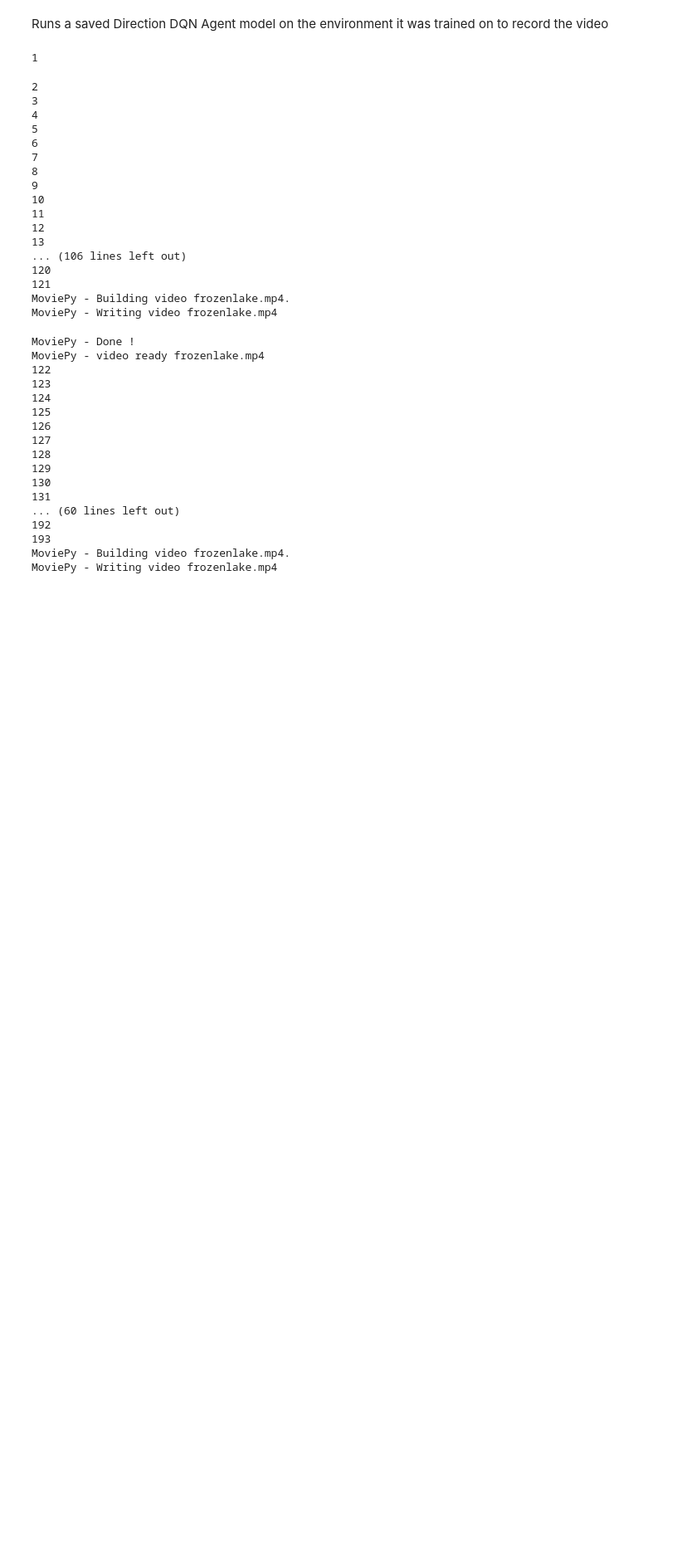
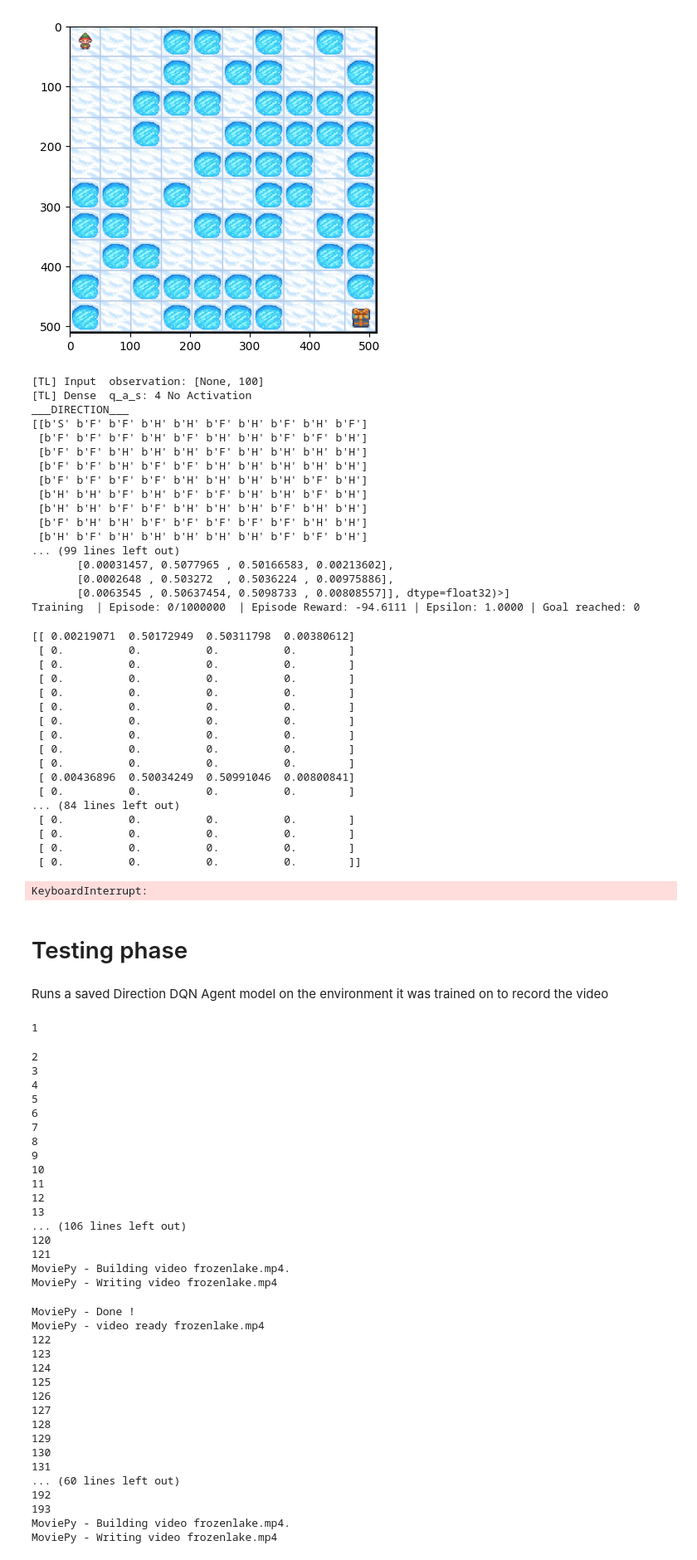
Before and after one commit to doro041/CS5079_AppliedAI, a Jupyter notebook: Task1/new_dqn.ipynb, the cells around one changed output. Shown at 83% size. Saved outputs shown, nothing was run; the diff lists cells and outputs as text; code cells hidden in the pictures; blank space fills up the shorter version.

```diff
--- a/Task1/new_dqn.ipynb
+++ b/Task1/new_dqn.ipynb
@@ -255,3 +516,57 @@ Training  | Episode: 0/1000000  | Episode Reward: -30.0000 | Epsilon: 1.0000 | G
+# %%
+random_map = generate_random_map(size=10, p=0.3)
+
+env = gym.make("FrozenLake-v1", desc=random_map, render_mode="rgb_array")
+env.reset()
+plt.imshow(env.render())
+plt.show()
+
+direction_agent = DQNAgentDirection(env=env)
+print("___DIRECTION___")
+
+print(env.desc)
+print(direction_agent.qnetwork.trainable_weights)
+
+direction_agent.train()
+# %% [output]
+[figure, added]
+[TL] Input  observation: [None, 100]
+[TL] Dense  q_a_s: 4 No Activation
+___DIRECTION___
+[[b'S' b'F' b'F' b'H' b'H' b'F' b'H' b'F' b'H' b'F']
+ [b'F' b'F' b'F' b'H' b'F' b'H' b'H' b'F' b'F' b'H']
+ [b'F' b'F' b'H' b'H' b'H' b'F' b'H' b'H' b'H' b'H']
+ [b'F' b'F' b'H' b'F' b'F' b'H' b'H' b'H' b'H' b'H']
+ [b'F' b'F' b'F' b'F' b'H' b'H' b'H' b'H' b'F' b'H']
+ [b'H' b'H' b'F' b'H' b'F' b'F' b'H' b'H' b'F' b'H']
+ [b'H' b'H' b'F' b'F' b'H' b'H' b'H' b'F' b'H' b'H']
+ [b'F' b'H' b'H' b'F' b'F' b'F' b'F' b'F' b'H' b'H']
+ [b'H' b'F' b'H' b'H' b'H' b'H' b'H' b'F' b'F' b'H']
+... (99 lines left out)
+       [0.00031457, 0.5077965 , 0.50166583, 0.00213602],
+       [0.0002648 , 0.503272  , 0.5036224 , 0.00975886],
+       [0.0063545 , 0.50637454, 0.5098733 , 0.00808557]], dtype=float32)>]
+Training  | Episode: 0/1000000  | Episode Reward: -94.6111 | Epsilon: 1.0000 | Goal reached: 0
+[[ 0.00219071  0.50172949  0.50311798  0.00380612]
+ [ 0.          0.          0.          0.        ]
+ [ 0.          0.          0.          0.        ]
+ [ 0.          0.          0.          0.        ]
+ [ 0.          0.          0.          0.        ]
+ [ 0.          0.          0.          0.        ]
+ [ 0.          0.          0.          0.        ]
+ [ 0.          0.          0.          0.        ]
+ [ 0.          0.          0.          0.        ]
+ [ 0.          0.          0.          0.        ]
+ [ 0.00436896  0.50034249  0.50991046  0.00800841]
+ [ 0.          0.          0.          0.        ]
+... (84 lines left out)
+ [ 0.          0.          0.          0.        ]
+ [ 0.          0.          0.          0.        ]
+ [ 0.          0.          0.          0.        ]
+ [ 0.          0.          0.          0.        ]]
+KeyboardInterrupt:
+# %% [markdown]
+# Testing phase
 # %% [markdown]
 Runs a saved Direction DQN Agent model on the environment it was trained on to record the video
 # %%
```
Also changed, not shown: parts of 12 cells of this notebook, 1 other file.
